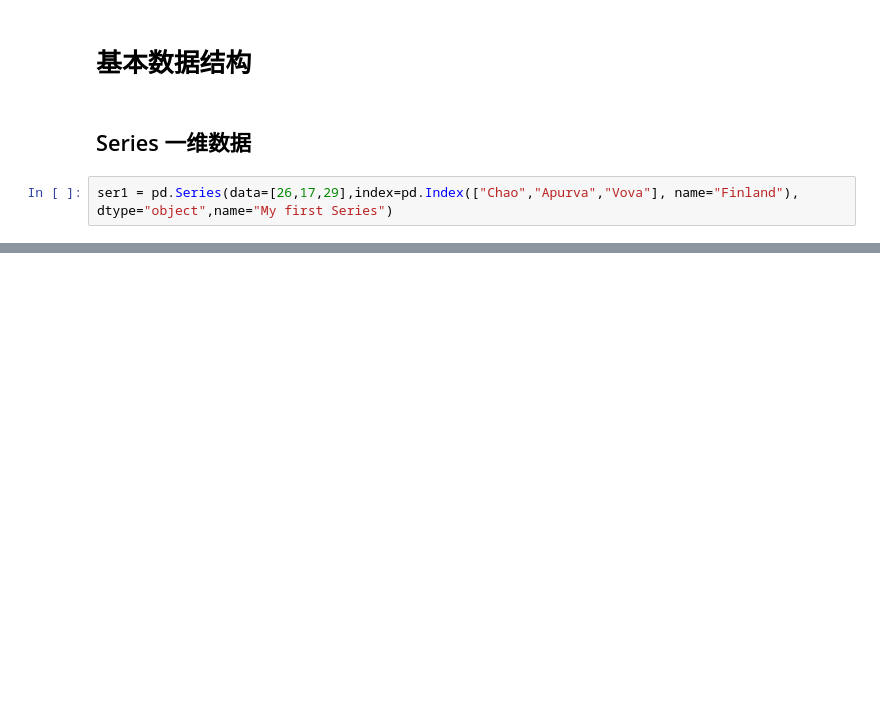
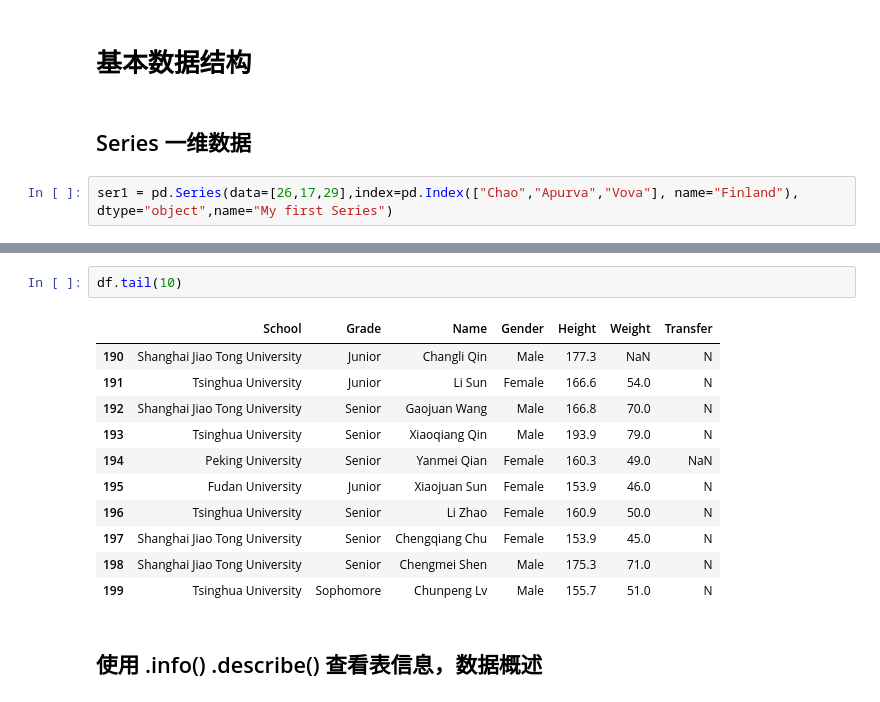
Before and after one commit to Chao216/Ali-Tianchi, a Jupyter notebook: Pandas/002 pandas basic.ipynb, the cells around one changed output, grey strips where cells are left out. Saved outputs shown, nothing was run; the diff lists cells and outputs as text; blank space fills up the shorter version.

```diff
--- a/Pandas/002 pandas basic.ipynb
+++ b/Pandas/002 pandas basic.ipynb
@@ -212,0 +287,16 @@ df1.size
+# %%
+df.tail(10)
+# %% [output]
+|  | School | Grade | Name | Gender | Height | Weight | Transfer |
+| 190 | Shanghai Jiao Tong University | Junior | Changli Qin | Male | 177.3 | NaN | N |
+| 191 | Tsinghua University | Junior | Li Sun | Female | 166.6 | 54.0 | N |
+| 192 | Shanghai Jiao Tong University | Senior | Gaojuan Wang | Male | 166.8 | 70.0 | N |
+| 193 | Tsinghua University | Senior | Xiaoqiang Qin | Male | 193.9 | 79.0 | N |
+| 194 | Peking University | Senior | Yanmei Qian | Female | 160.3 | 49.0 | NaN |
+| 195 | Fudan University | Junior | Xiaojuan Sun | Female | 153.9 | 46.0 | N |
+| 196 | Tsinghua University | Senior | Li Zhao | Female | 160.9 | 50.0 | N |
+| 197 | Shanghai Jiao Tong University | Senior | Chengqiang Chu | Female | 153.9 | 45.0 | N |
+| 198 | Shanghai Jiao Tong University | Senior | Chengmei Shen | Male | 175.3 | 71.0 | N |
+| 199 | Tsinghua University | Sophomore | Chunpeng Lv | Male | 155.7 | 51.0 | N |
+# %% [markdown]
+## 使用 .info()  .describe() 查看表信息，数据概述
```
Also changed, not shown: parts of 68 cells of this notebook.
